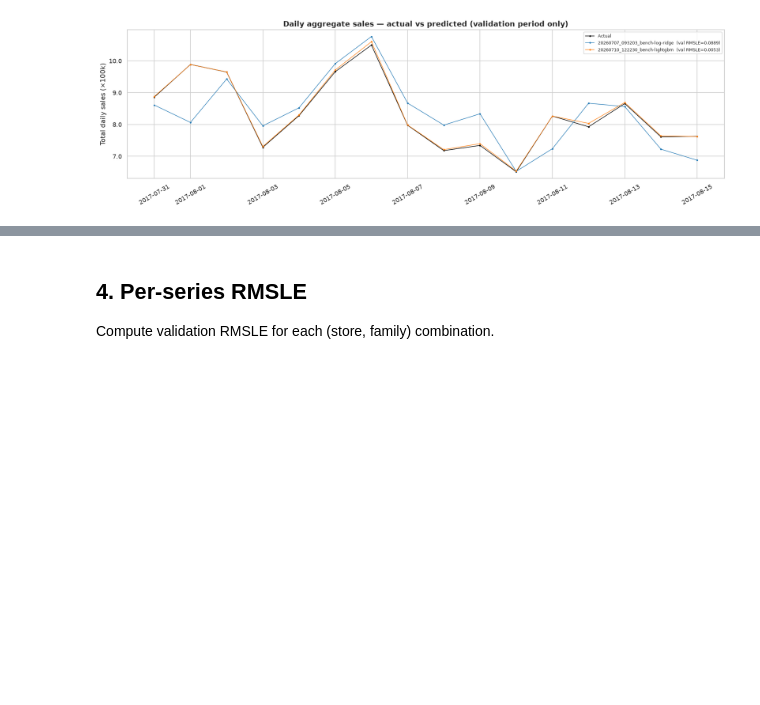
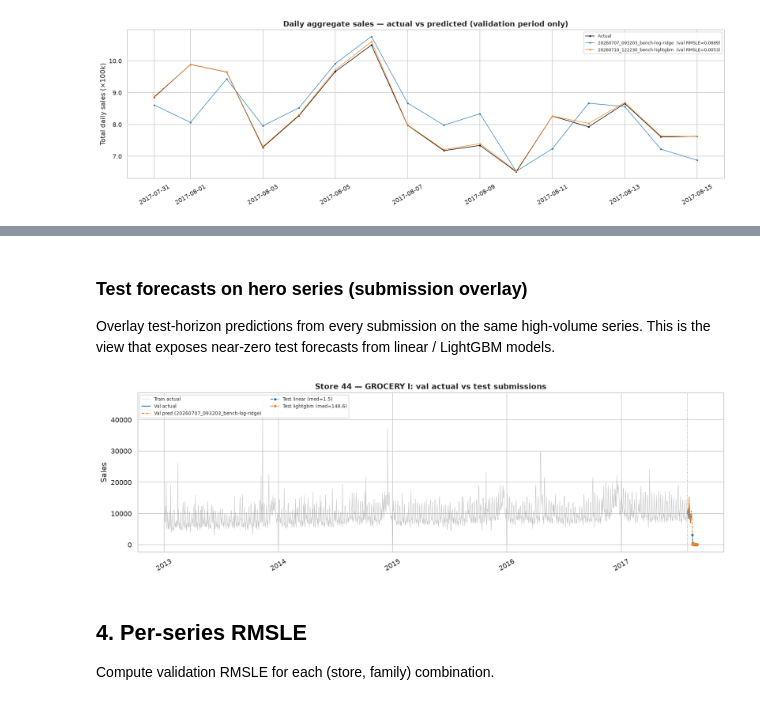
Before and after one commit to RickArko/kcom-store-sales, a Jupyter notebook: notebooks/visualize_predictions.ipynb, the cells around one changed output, grey strips where cells are left out. Saved outputs shown, nothing was run; the diff lists cells and outputs as text; code cells hidden in the pictures; blank space fills up the shorter version.

```diff
--- a/notebooks/visualize_predictions.ipynb
+++ b/notebooks/visualize_predictions.ipynb
@@ -169,3 +294,52 @@ plt.show()
+# %% [markdown]
+### Test forecasts on hero series (submission overlay)
+
+Overlay test-horizon predictions from every submission on the same high-volume series.
+This is the view that exposes near-zero test forecasts from linear / LightGBM models.
+# %%
+# Hero series: highest total training sales
+hero_store, hero_family = (
+    train.groupby(["store_nbr", "family"])["sales"].sum().sort_values(ascending=False).index[0]
+)
+hero_series = f"{hero_store}_{hero_family}"
+val_start = pd.Timestamp(val_split_date)
+
+fig, ax = plt.subplots(figsize=(14, 4.5))
+if results:
+    ref_name = list(results.keys())[0]
+    ref = results[ref_name]
+    ref = ref[(ref.store_nbr == hero_store) & (ref.family == hero_family)].sort_values("date")
+    hist = ref[ref.date < val_start]
+    val = ref[ref.date >= val_start]
+    ax.plot(hist["date"], hist["actual"], color="#aaaaaa", linewidth=0.6, alpha=0.7, label="Train actual")
+    if len(val):
+        ax.plot(val["date"], val["actual"], color="#1f77b4", linewidth=1.2, label="Val actual")
+        ax.plot(val["date"], val["predicted"], color="#ff7f0e", linewidth=1.2, linestyle="--",
+                label=f"Val pred ({ref_name})")
+
+for idx, run_dir in enumerate(SUBMISSION_RUN_DIRS):
+    sub_row = submission_preds[
+        (submission_preds.run == run_dir.name)
+        & (submission_preds.store_nbr == hero_store)
+        & (submission_preds.family == hero_family)
+    ].sort_values("date")
+    row = submission_summary[submission_summary.run == run_dir.name].iloc[0]
+    ax.plot(
+        sub_row["date"], sub_row["predicted"],
+        linewidth=1.2, linestyle="--", marker="o", markersize=3,
+        color=colors[idx % len(colors)],
+        label=f"Test {row['model_type']} (med={sub_row.predicted.median():.1f})",
+    )
+
+ax.axvline(val_start, color="black", linewidth=0.8, linestyle=":", alpha=0.5)
+ax.set_title(f"Store {hero_store} — {hero_family}: val actual vs test submissions", fontweight="bold")
+ax.set_ylabel("Sales")
+ax.legend(fontsize=7, ncol=2, loc="upper left")
+ax.tick_params(axis="x", rotation=30)
+fig.tight_layout()
+plt.show()
+# %% [output]
+[figure, added]
 # %% [markdown]
 ## 4. Per-series RMSLE
 
```
Also changed, not shown: parts of 12 cells of this notebook, 2 other files.
